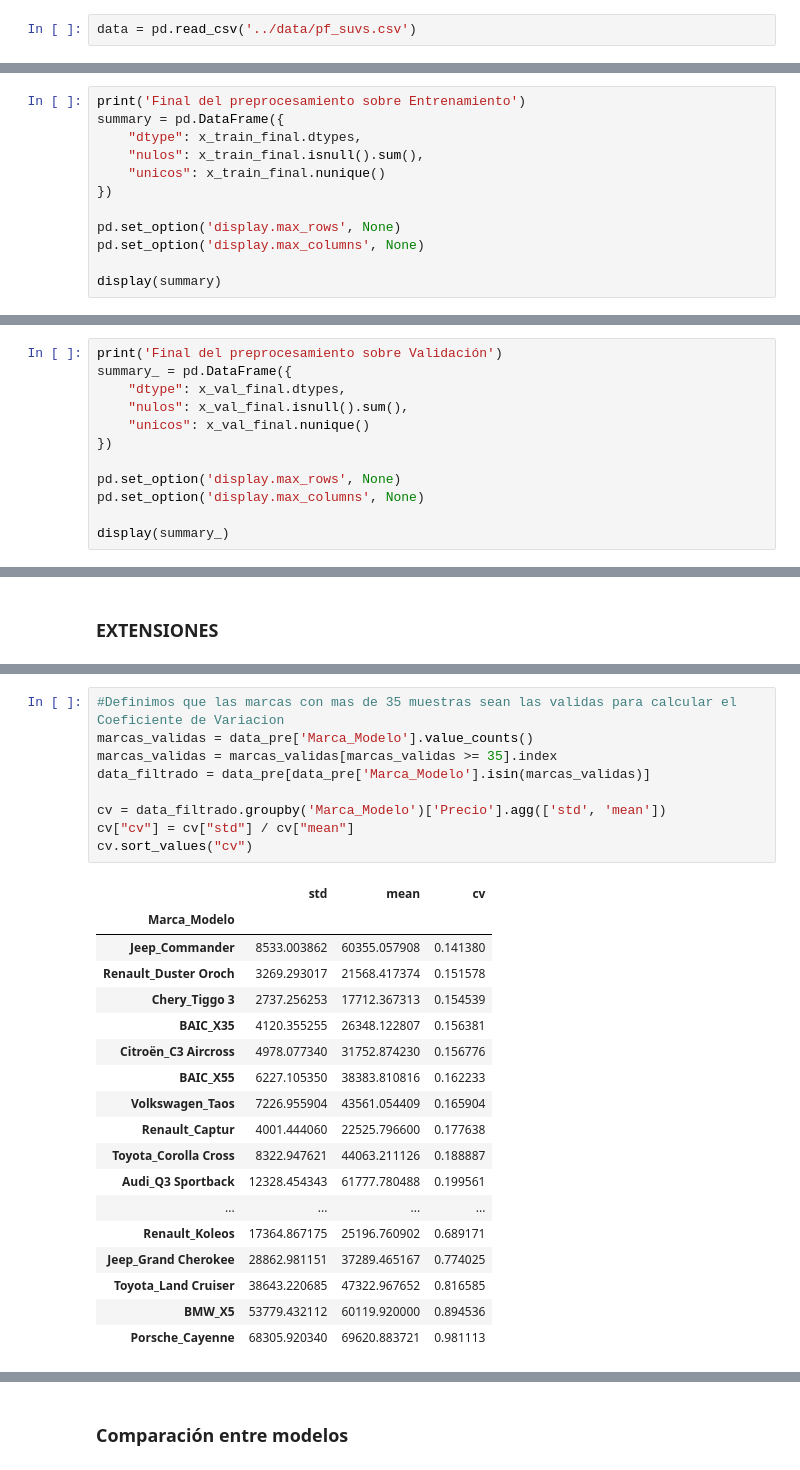
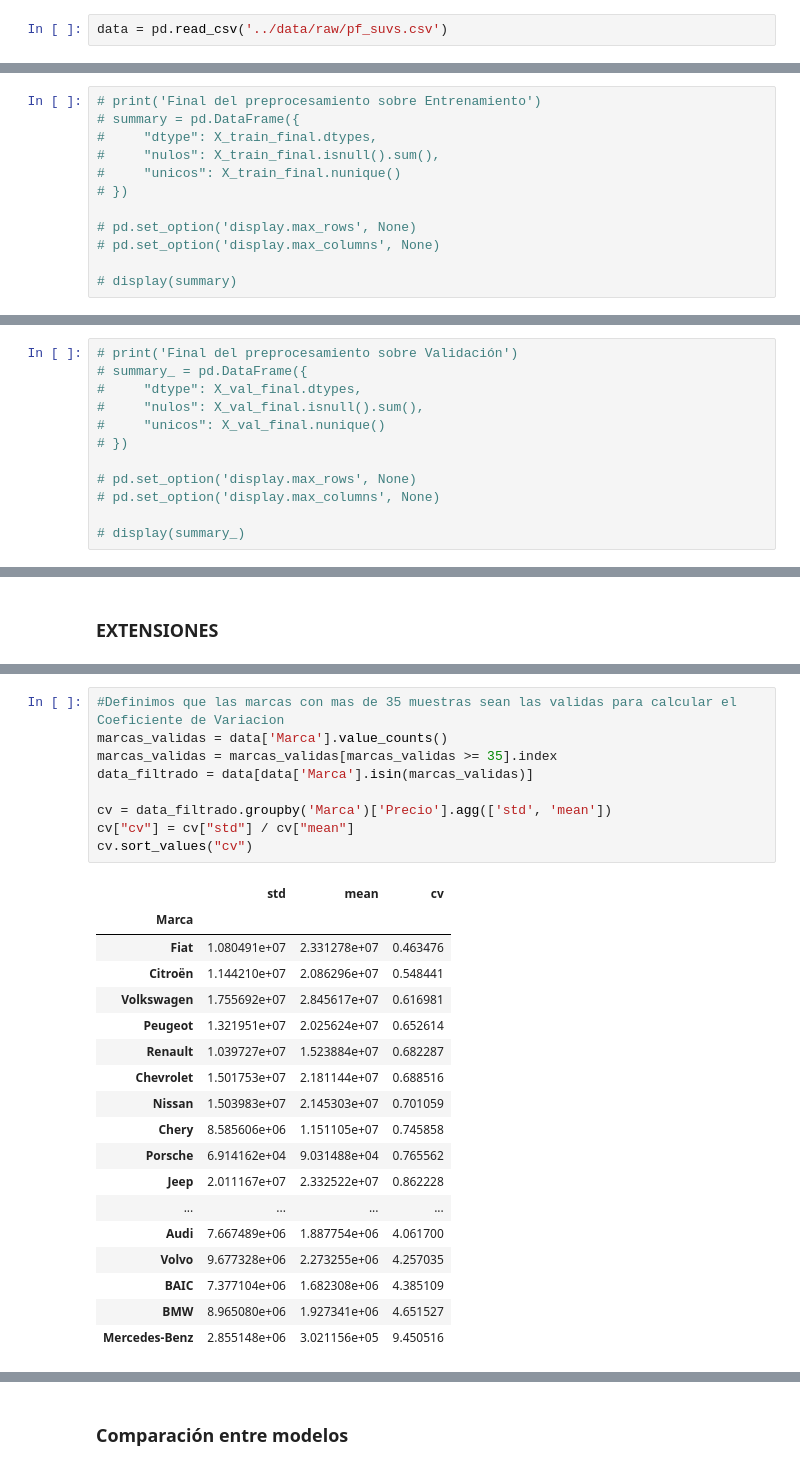
Before and after one commit to PilarOtero/Gurevich_Otero_Informe_PF, a Jupyter notebook: notebook/Gurevich_Otero_Notebook_PF.ipynb, the cells around one changed output, grey strips where cells are left out. Saved outputs shown, nothing was run; the diff lists cells and outputs as text.

```diff
--- a/notebook/Gurevich_Otero_Notebook_PF.ipynb
+++ b/notebook/Gurevich_Otero_Notebook_PF.ipynb
@@ -26,7 +27,7 @@ from src.plots import eda_visualizacion_suvs, plot_antiguedad_km_vs_precio, plot
 # %% [markdown]
 **Preprocessing**
 # %%
-data = pd.read_csv('../data/pf_suvs.csv')
+data = pd.read_csv('../data/raw/pf_suvs.csv')
 # %%
 print("\n Dataset ALEATORIO")
 print(data.sample(5))
@@ -359,14 +350,14 @@ print('Tamaño val final -> ', x_val_final.shape)
 Tamaño train final ->  (14564, 196)
 Tamaño val final ->  (3641, 196)
 # %%
-print('Final del preprocesamiento sobre Entrenamiento')
-summary = pd.DataFrame({
-    "dtype": x_train_final.dtypes,
-    "nulos": x_train_final.isnull().sum(),
-    "unicos": x_train_final.nunique()
-})
+# print('Final del preprocesamiento sobre Entrenamiento')
+# summary = pd.DataFrame({
+#     "dtype": X_train_final.dtypes,
+#     "nulos": X_train_final.isnull().sum(),
+#     "unicos": X_train_final.nunique()
+# })
 
-pd.set_option('display.max_rows', None)
-pd.set_option('display.max_columns', None)
+# pd.set_option('display.max_rows', None)
+# pd.set_option('display.max_columns', None)
 
-display(summary)
+# display(summary)
@@ -392,12 +364,12 @@ Final del preprocesamiento sobre Entrenamiento
 # %%
-print('Final del preprocesamiento sobre Validación')
-summary_ = pd.DataFrame({
-    "dtype": x_val_final.dtypes,
-    "nulos": x_val_final.isnull().sum(),
-    "unicos": x_val_final.nunique()
-})
+# print('Final del preprocesamiento sobre Validación')
+# summary_ = pd.DataFrame({
+#     "dtype": X_val_final.dtypes,
+#     "nulos": X_val_final.isnull().sum(),
+#     "unicos": X_val_final.nunique()
+# })
 
-pd.set_option('display.max_rows', None)
-pd.set_option('display.max_columns', None)
+# pd.set_option('display.max_rows', None)
+# pd.set_option('display.max_columns', None)
 
-display(summary_)
+# display(summary_)
@@ -450,29 +432,29 @@ Con esto se deja en evidencia la importancia de ambos features en relación con
 </p>
 # %%
 #Definimos que las marcas con mas de 35 muestras sean las validas para calcular el Coeficiente de Variacion
-marcas_validas = data_pre['Marca_Modelo'].value_counts()
+marcas_validas = data['Marca'].value_counts()
 marcas_validas = marcas_validas[marcas_validas >= 35].index
-data_filtrado = data_pre[data_pre['Marca_Modelo'].isin(marcas_validas)]
+data_filtrado = data[data['Marca'].isin(marcas_validas)]
 
-cv = data_filtrado.groupby('Marca_Modelo')['Precio'].agg(['std', 'mean'])
+cv = data_filtrado.groupby('Marca')['Precio'].agg(['std', 'mean'])
 cv["cv"] = cv["std"] / cv["mean"]
 cv.sort_values("cv")
 # %% [output]
 |  | std | mean | cv |
-| Marca_Modelo |  |  |  |
-| Jeep_Commander | 8533.003862 | 60355.057908 | 0.141380 |
-| Renault_Duster Oroch | 3269.293017 | 21568.417374 | 0.151578 |
-| Chery_Tiggo 3 | 2737.256253 | 17712.367313 | 0.154539 |
-| BAIC_X35 | 4120.355255 | 26348.122807 | 0.156381 |
-| Citroën_C3 Aircross | 4978.077340 | 31752.874230 | 0.156776 |
-| BAIC_X55 | 6227.105350 | 38383.810816 | 0.162233 |
-| Volkswagen_Taos | 7226.955904 | 43561.054409 | 0.165904 |
-| Renault_Captur | 4001.444060 | 22525.796600 | 0.177638 |
-| Toyota_Corolla Cross | 8322.947621 | 44063.211126 | 0.188887 |
-| Audi_Q3 Sportback | 12328.454343 | 61777.780488 | 0.199561 |
+| Marca |  |  |  |
+| Fiat | 1.080491e+07 | 2.331278e+07 | 0.463476 |
+| Citroën | 1.144210e+07 | 2.086296e+07 | 0.548441 |
+| Volkswagen | 1.755692e+07 | 2.845617e+07 | 0.616981 |
+| Peugeot | 1.321951e+07 | 2.025624e+07 | 0.652614 |
+| Renault | 1.039727e+07 | 1.523884e+07 | 0.682287 |
+| Chevrolet | 1.501753e+07 | 2.181144e+07 | 0.688516 |
+| Nissan | 1.503983e+07 | 2.145303e+07 | 0.701059 |
+| Chery | 8.585606e+06 | 1.151105e+07 | 0.745858 |
+| Porsche | 6.914162e+04 | 9.031488e+04 | 0.765562 |
+| Jeep | 2.011167e+07 | 2.332522e+07 | 0.862228 |
 | ... | ... | ... | ... |
-| Renault_Koleos | 17364.867175 | 25196.760902 | 0.689171 |
-| Jeep_Grand Cherokee | 28862.981151 | 37289.465167 | 0.774025 |
-| Toyota_Land Cruiser | 38643.220685 | 47322.967652 | 0.816585 |
-| BMW_X5 | 53779.432112 | 60119.920000 | 0.894536 |
-| Porsche_Cayenne | 68305.920340 | 69620.883721 | 0.981113 |
+| Audi | 7.667489e+06 | 1.887754e+06 | 4.061700 |
+| Volvo | 9.677328e+06 | 2.273255e+06 | 4.257035 |
+| BAIC | 7.377104e+06 | 1.682308e+06 | 4.385109 |
+| BMW | 8.965080e+06 | 1.927341e+06 | 4.651527 |
+| Mercedes-Benz | 2.855148e+06 | 3.021156e+05 | 9.450516 |
```
Also changed, not shown: parts of 25 cells of this notebook, 11 other files.
